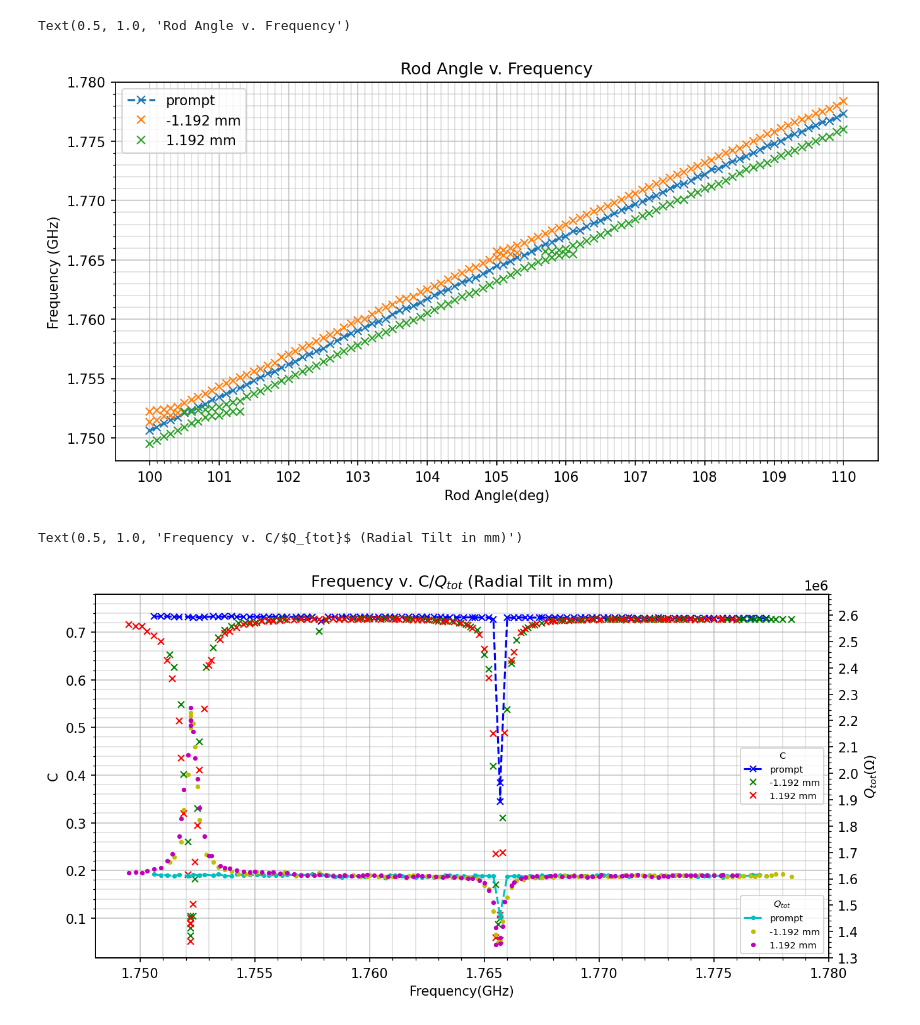
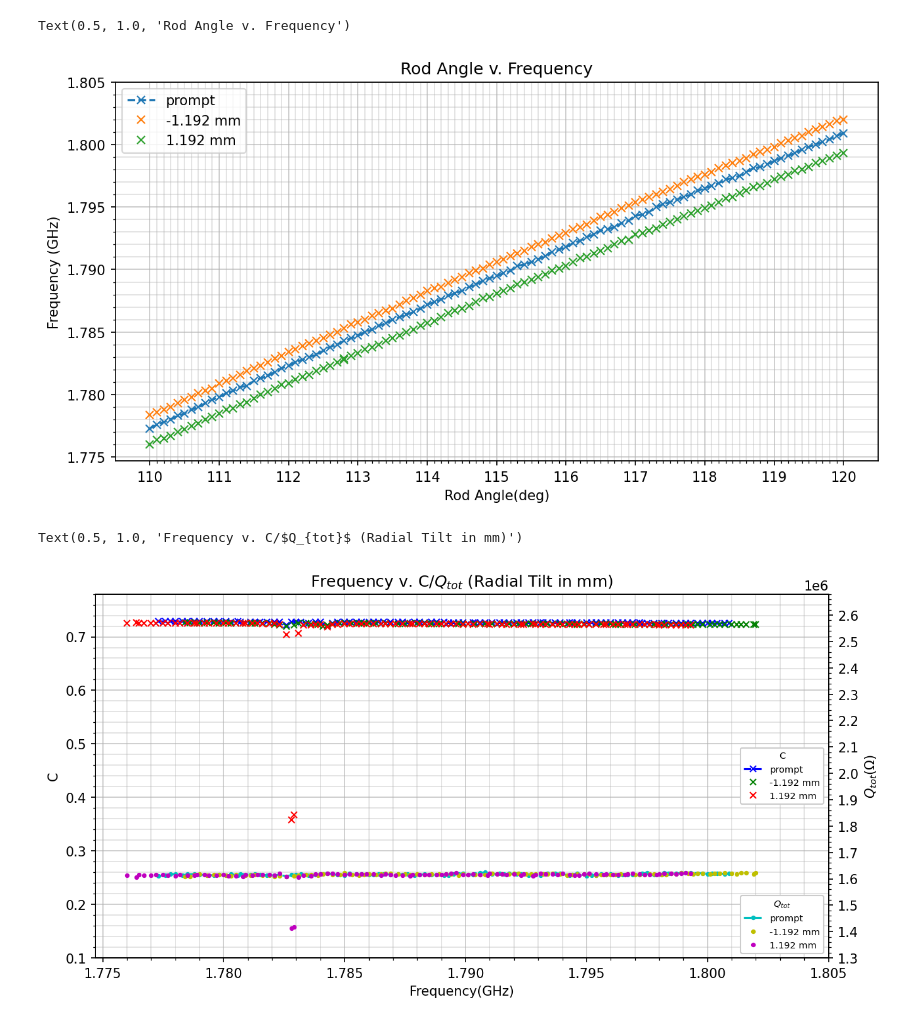
Before and after one commit to peanutflavorbean/CAPP, a Jupyter notebook: Radial_Tilt_Tolerance.ipynb, the cells around one changed output. Saved outputs shown, nothing was run; the diff lists cells and outputs as text; code cells hidden in the pictures.

```diff
--- a/Radial_Tilt_Tolerance.ipynb
+++ b/Radial_Tilt_Tolerance.ipynb
@@ -3,7 +3,7 @@ import csv
 import numpy as np
 from scipy.optimize import curve_fit
 import matplotlib.pyplot as plt
-file = open('./Tilt_tolerance_0.1deg_precision.csv','r')
+file = open('./Radial_Tilt_110-120.csv','r')
 rdr = csv.reader(file)
 prompt = float(0)
 var = [0,-0.002,0.002] #Put the proper set value in front. This may be Rrod, Hrod, Tilt angle etc. Write all the cases.
@@ -75,10 +75,10 @@ for v in var:
       label = '%.3f mm' %(v*596)
       axs.plot(angle,freq,marker='x',linestyle='None',label=label)
 axs.legend()
-axs.set_xticks(np.arange(100,111,1))
-axs.set_xticks(np.arange(100,110,0.1),minor=True)
-axs.set_yticks(np.arange(1.750,1.780,0.005))
-axs.set_yticks(np.arange(1.750,1.780,0.001),minor=True)
+axs.set_xticks(np.arange(110,121,1))
+axs.set_xticks(np.arange(110,120,0.1),minor=True)
+axs.set_yticks(np.arange(1.775,1.805,0.005))
+axs.set_yticks(np.arange(1.775,1.805,0.001),minor=True)
 axs.grid(which='major',alpha=0.7)
 axs.grid(which="minor",alpha=0.4)
 axs.set_xlabel("Rod Angle(deg)")
@@ -86,7 +86,7 @@ axs.set_ylabel("Frequency (GHz)")
 axs.set_title("Rod Angle v. Frequency")
 # %% [output]
 Text(0.5, 1.0, 'Rod Angle v. Frequency')
-[figure, old version]
+[figure, new version]
 # %%
 fig,axs = plt.subplots(1,1,figsize=(10,5),dpi=150)
 twin1 = axs.twinx()
@@ -103,38 +103,38 @@ for v in var:
       label = '%.3f mm' %(v*596)
       axs.plot(freq,pmt,marker='x',linestyle='None',label=label,color='r',markersize=5)
       twin1.plot(freq,Qtot,marker='.',linestyle='None',label = label,color='m',markersize=5)
    elif v == -0.002:
       label = '%.3f mm' %(v*596)
       axs.plot(freq,pmt,marker='x',linestyle='None',label=label,color='g',markersize=5)
       twin1.plot(freq,Qtot,marker='.',linestyle='None',label = label,color='y',markersize=5)
 
 #Frequency
-axs.set_xticks(np.arange(1.750,1.780,0.005))
-axs.set_xticks(np.arange(1.750,1.780,0.001),minor=True)
+axs.set_xticks(np.arange(1.775,1.805,0.005))
+axs.set_xticks(np.arange(1.775,1.805,0.001),minor=True)
 
 #Rotation Angle
 #axs.set_xticks(np.arange(100,111,1))
 #axs.set_xticks(np.arange(100,110,0.1),minor=True)
 
 axs.set_yticks(np.arange(0.1,0.8,0.1))
 axs.set_yticks(np.arange(0.1,0.8,0.02),minor=True)
 
 twin1.set_yticks(np.arange(1.3e6,2.7e6,0.1e6))
 twin1.set_yticks(np.arange(1.3e6,2.7e6,0.02e6),minor=True)
 axs.grid(which='major',alpha=0.7)
 axs.grid(which="minor",alpha=0.4)
 
-axs.legend(title='C',title_fontsize=7,fontsize=7,loc='right')
-twin1.legend(title='$Q_{tot}$',title_fontsize=7,fontsize=7,loc='lower right')
+axs.legend(title='C',title_fontsize=7,fontsize=7,loc='right',framealpha=1)
+twin1.legend(title='$Q_{tot}$',title_fontsize=7,fontsize=7,loc='lower right',framealpha=1)
 axs.set_ylabel('C')
 axs.set_xlabel('Frequency(GHz)')
 #axs.set_xlabel('Angle (°)')
 twin1.set_ylabel('$Q_{tot}(\Omega)$')
 axs.set_title('Frequency v. C/$Q_{tot}$ (Radial Tilt in mm)')
 #axs.set_title('Rotation Angle v. C/$Q_{tot}$ (Radial Tilt in mm)')
 # %% [output]
 Text(0.5, 1.0, 'Frequency v. C/$Q_{tot}$ (Radial Tilt in mm)')
-[figure, old version]
+[figure, new version]
 # %%
 fig,axs = plt.subplots(1,1,figsize=(10,5),dpi=150)
 #p_error = np.zeros(1)
```
Also changed, not shown: parts of 3 cells of this notebook, 44 other files.
